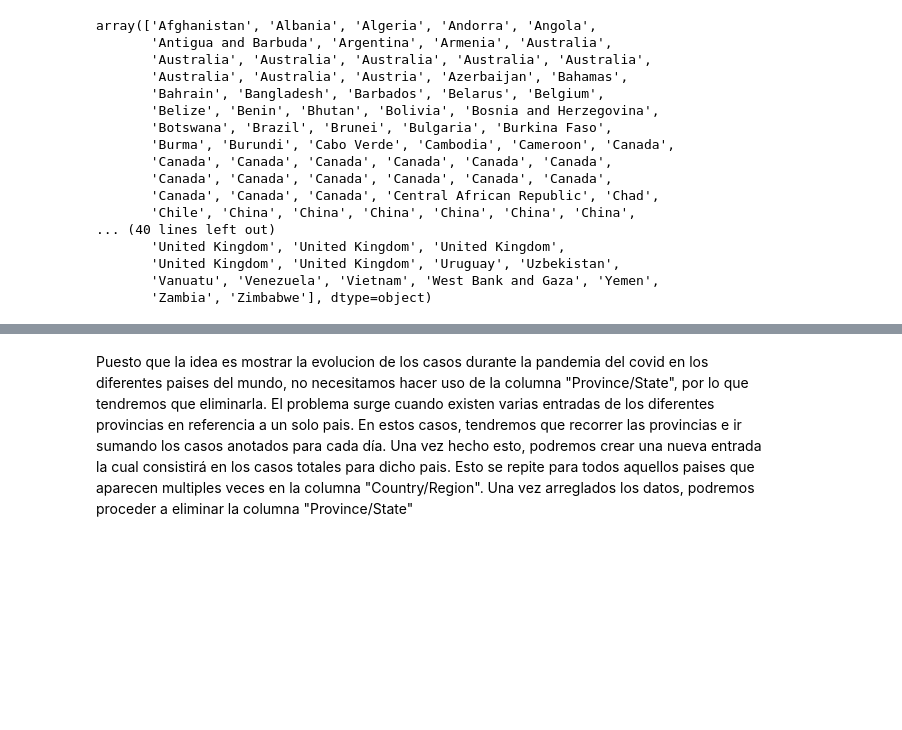
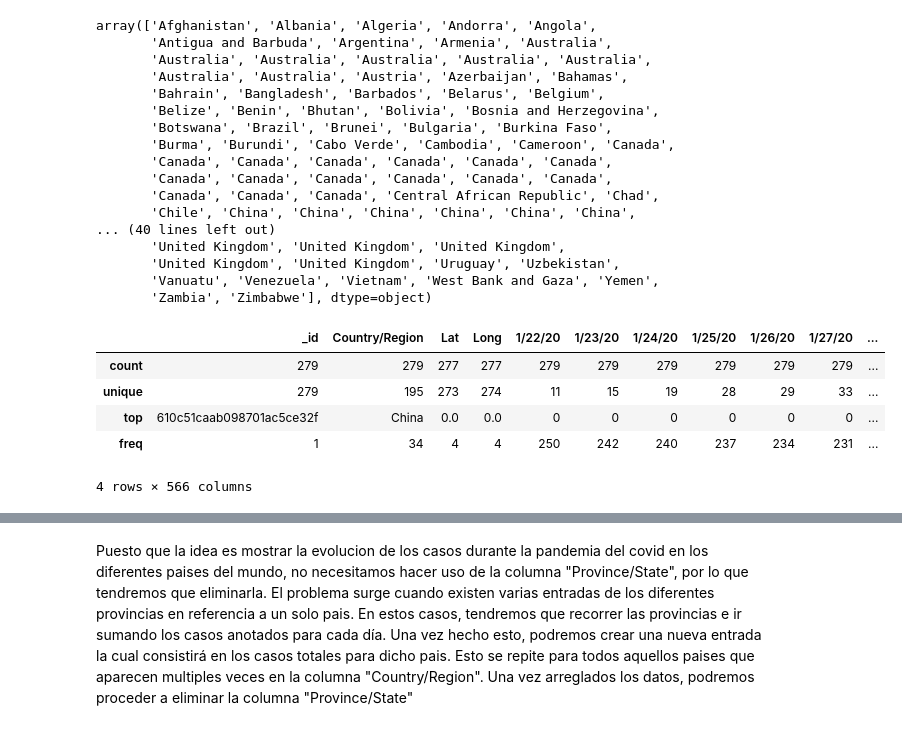
Before and after one commit to Alvaro-Lucas/mid_bootcamp_project, a Jupyter notebook: src/LimpiezaDatos.ipynb, the cells around one changed output, grey strips where cells are left out. Drawn from its saved outputs; the diff is of its cells as text; code cells hidden in the pictures; blank space fills up the shorter version.

```diff
--- a/src/LimpiezaDatos.ipynb
+++ b/src/LimpiezaDatos.ipynb
@@ -29,6 +29,15 @@ array(['Afghanistan', 'Albania', 'Algeria', 'Andorra', 'Angola',
        'United Kingdom', 'United Kingdom', 'Uruguay', 'Uzbekistan',
        'Vanuatu', 'Venezuela', 'Vietnam', 'West Bank and Gaza', 'Yemen',
        'Zambia', 'Zimbabwe'], dtype=object)
+# %%
+data.describe()
+# %% [output]
+|  | _id | Country/Region | Lat | Long | 1/22/20 | 1/23/20 | 1/24/20 | 1/25/20 | 1/26/20 | 1/27/20 | ... |
+| count | 279 | 279 | 277 | 277 | 279 | 279 | 279 | 279 | 279 | 279 | ... |
+| unique | 279 | 195 | 273 | 274 | 11 | 15 | 19 | 28 | 29 | 33 | ... |
+| top | 610c51caab098701ac5ce32f | China | 0.0 | 0.0 | 0 | 0 | 0 | 0 | 0 | 0 | ... |
+| freq | 1 | 34 | 4 | 4 | 250 | 242 | 240 | 237 | 234 | 231 | ... |
+4 rows × 566 columns
 # %%
 print(data["Country/Region"].value_counts().to_string())
 # %% [output]
```
Also changed, not shown: parts of 5 cells of this notebook, 2 other files.
